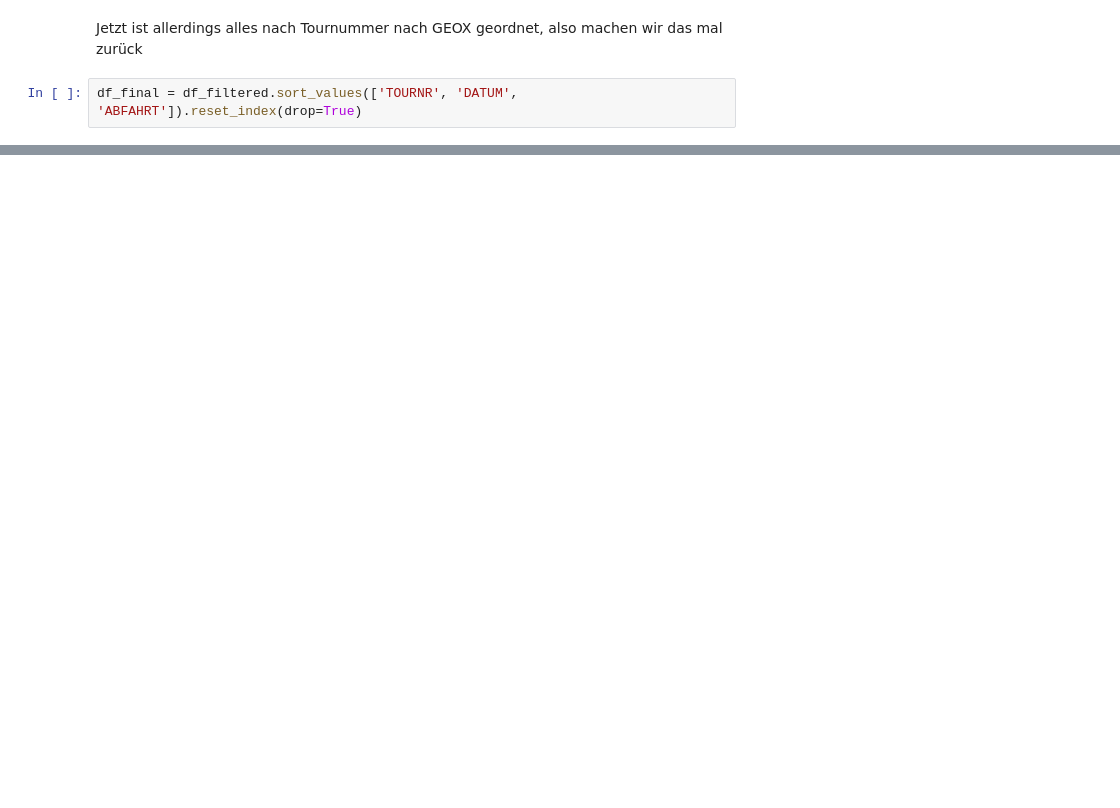
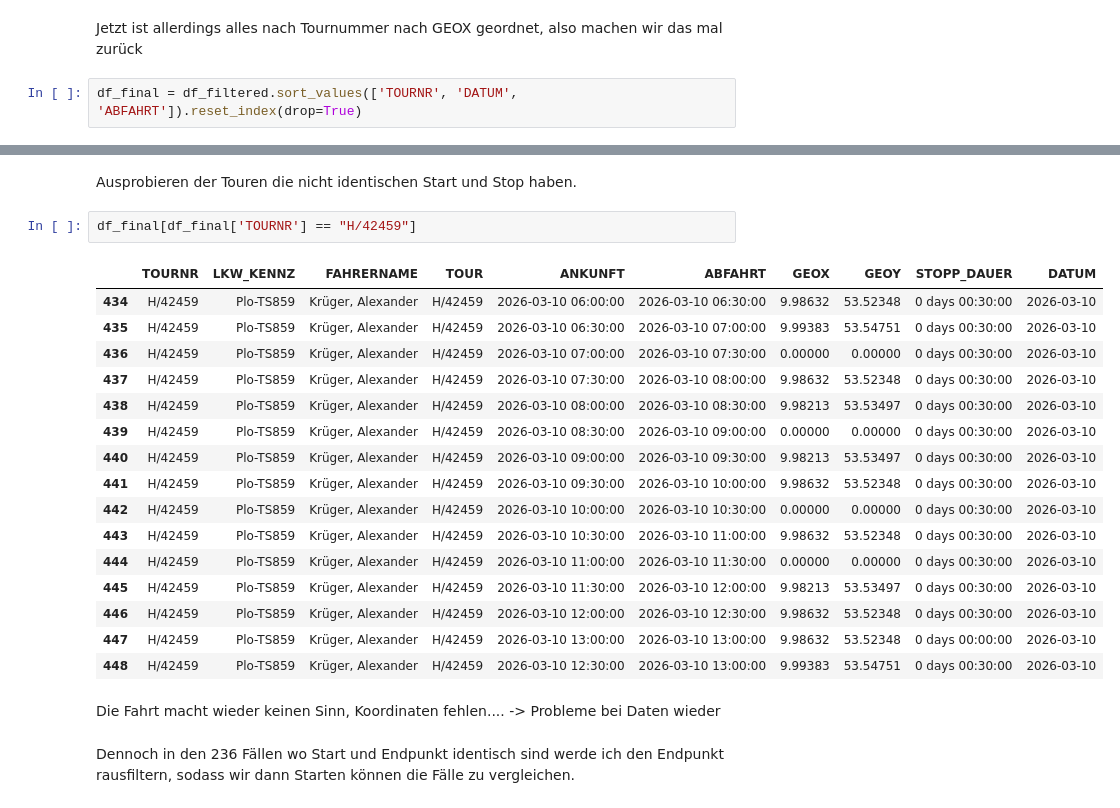
Before and after one commit to junguy01/transport_optimization, a Jupyter notebook: Application_neustes.ipynb, the cells around one changed output, grey strips where cells are left out. Cells and saved outputs as stored; diff of their text form; blank space fills up the shorter version.

```diff
--- a/Application_neustes.ipynb
+++ b/Application_neustes.ipynb
@@ -941,0 +969,25 @@ df_final[df_final['TOURNR'] == "H/42380"]
+# %% [markdown]
+Ausprobieren der Touren die nicht identischen Start und Stop haben.
+# %%
+df_final[df_final['TOURNR'] == "H/42459"]
+# %% [output]
+|  | TOURNR | LKW_KENNZ | FAHRERNAME | TOUR | ANKUNFT | ABFAHRT | GEOX | GEOY | STOPP_DAUER | DATUM |
+| 434 | H/42459 | Plo-TS859 | Krüger, Alexander | H/42459 | 2026-03-10 06:00:00 | 2026-03-10 06:30:00 | 9.98632 | 53.52348 | 0 days 00:30:00 | 2026-03-10 |
+| 435 | H/42459 | Plo-TS859 | Krüger, Alexander | H/42459 | 2026-03-10 06:30:00 | 2026-03-10 07:00:00 | 9.99383 | 53.54751 | 0 days 00:30:00 | 2026-03-10 |
+| 436 | H/42459 | Plo-TS859 | Krüger, Alexander | H/42459 | 2026-03-10 07:00:00 | 2026-03-10 07:30:00 | 0.00000 | 0.00000 | 0 days 00:30:00 | 2026-03-10 |
+| 437 | H/42459 | Plo-TS859 | Krüger, Alexander | H/42459 | 2026-03-10 07:30:00 | 2026-03-10 08:00:00 | 9.98632 | 53.52348 | 0 days 00:30:00 | 2026-03-10 |
+| 438 | H/42459 | Plo-TS859 | Krüger, Alexander | H/42459 | 2026-03-10 08:00:00 | 2026-03-10 08:30:00 | 9.98213 | 53.53497 | 0 days 00:30:00 | 2026-03-10 |
+| 439 | H/42459 | Plo-TS859 | Krüger, Alexander | H/42459 | 2026-03-10 08:30:00 | 2026-03-10 09:00:00 | 0.00000 | 0.00000 | 0 days 00:30:00 | 2026-03-10 |
+| 440 | H/42459 | Plo-TS859 | Krüger, Alexander | H/42459 | 2026-03-10 09:00:00 | 2026-03-10 09:30:00 | 9.98213 | 53.53497 | 0 days 00:30:00 | 2026-03-10 |
+| 441 | H/42459 | Plo-TS859 | Krüger, Alexander | H/42459 | 2026-03-10 09:30:00 | 2026-03-10 10:00:00 | 9.98632 | 53.52348 | 0 days 00:30:00 | 2026-03-10 |
+| 442 | H/42459 | Plo-TS859 | Krüger, Alexander | H/42459 | 2026-03-10 10:00:00 | 2026-03-10 10:30:00 | 0.00000 | 0.00000 | 0 days 00:30:00 | 2026-03-10 |
+| 443 | H/42459 | Plo-TS859 | Krüger, Alexander | H/42459 | 2026-03-10 10:30:00 | 2026-03-10 11:00:00 | 9.98632 | 53.52348 | 0 days 00:30:00 | 2026-03-10 |
+| 444 | H/42459 | Plo-TS859 | Krüger, Alexander | H/42459 | 2026-03-10 11:00:00 | 2026-03-10 11:30:00 | 0.00000 | 0.00000 | 0 days 00:30:00 | 2026-03-10 |
+| 445 | H/42459 | Plo-TS859 | Krüger, Alexander | H/42459 | 2026-03-10 11:30:00 | 2026-03-10 12:00:00 | 9.98213 | 53.53497 | 0 days 00:30:00 | 2026-03-10 |
+| 446 | H/42459 | Plo-TS859 | Krüger, Alexander | H/42459 | 2026-03-10 12:00:00 | 2026-03-10 12:30:00 | 9.98632 | 53.52348 | 0 days 00:30:00 | 2026-03-10 |
+| 447 | H/42459 | Plo-TS859 | Krüger, Alexander | H/42459 | 2026-03-10 13:00:00 | 2026-03-10 13:00:00 | 9.98632 | 53.52348 | 0 days 00:00:00 | 2026-03-10 |
+| 448 | H/42459 | Plo-TS859 | Krüger, Alexander | H/42459 | 2026-03-10 12:30:00 | 2026-03-10 13:00:00 | 9.99383 | 53.54751 | 0 days 00:30:00 | 2026-03-10 |
+# %% [markdown]
+Die Fahrt macht wieder keinen Sinn, Koordinaten fehlen.... -> Probleme bei Daten wieder
+# %% [markdown]
+Dennoch in den 236 Fällen wo Start und Endpunkt identisch sind werde ich den Endpunkt rausfiltern, sodass wir dann Starten können die Fälle zu vergleichen.
```
Also changed, not shown: parts of 7 cells of this notebook.
